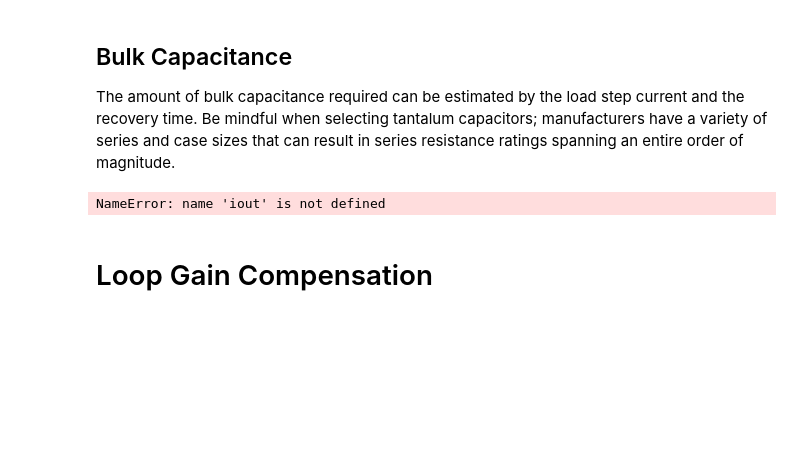
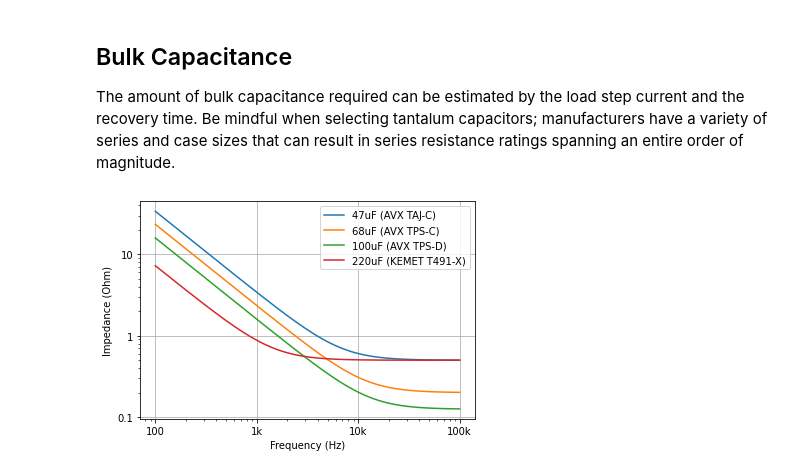
Before and after one commit to amosborne/buck-converter-stability, a Jupyter notebook: analysis.ipynb, the cells around one changed output. Saved outputs shown, nothing was run; the diff lists cells and outputs as text; code cells hidden in the pictures; blank space fills up the shorter version.

```diff
--- a/analysis.ipynb
+++ b/analysis.ipynb
@@ -209,15 +154,6 @@ The response speed (rise time, settling time) is determined by the loop gain's c
 ## Bulk Capacitance
 
 The amount of bulk capacitance required can be estimated by the load step current and the recovery time. Be mindful when selecting tantalum capacitors; manufacturers have a variety of series and case sizes that can result in series resistance ratings spanning an entire order of magnitude.
-# %%
-crossover_freq = fsw / 6
-recovery_time = 4 / crossover_freq
-load_step = iout / 2
-vout_transient = 100e-3
-bulk_target = load_step * recovery_time / vout_transient
-print("Target Bulk Capacitance: {:1.0f} uF".format(1e6 * bulk_target))
-# %% [output]
-NameError: name 'iout' is not defined
 # %%
 def tantcap(c, esr):
     return control.tf(1, [c, 0]) + esr
@@ -229,17 +165,20 @@ cap220u = tantcap(220e-6, 500e-3)  # KEMET T491X227K016AT
 # %%
 freq = np.logspace(2, 5, 1000)  # 100Hz to 100kHz
 
 z47u, _, _ = control.freqresp(cap47u, freq * math.tau)
 z68u, _, _ = control.freqresp(cap68u, freq * math.tau)
 z100u, _, _ = control.freqresp(cap100u, freq * math.tau)
 z220u, _, _ = control.freqresp(cap220u, freq * math.tau)
 
 plt.loglog(freq, z47u, label="47uF (AVX TAJ-C)")
 plt.loglog(freq, z68u, label="68uF (AVX TPS-C)")
 plt.loglog(freq, z100u, label="100uF (AVX TPS-D)")
 plt.loglog(freq, z220u, label="220uF (KEMET T491-X)")
 plt.legend()
 plt.xlabel("Frequency (Hz)")
 plt.ylabel("Impedance (Ohm)")
 plt.grid()
+plt.xticks(ticks=[100, 1e3, 1e4, 1e5], labels=["100", "1k", "10k", "100k"])
 plt.gca().yaxis.set_major_formatter(FormatStrFormatter("%g"))
+# %% [output]
+[figure, added]
@@ -257,2 +184,0 @@ plt.gca().yaxis.set_major_formatter(FormatStrFormatter("%g"))
-# %% [markdown]
-# Loop Gain Compensation
```
Also changed, not shown: parts of 19 cells of this notebook, 2 other files.
